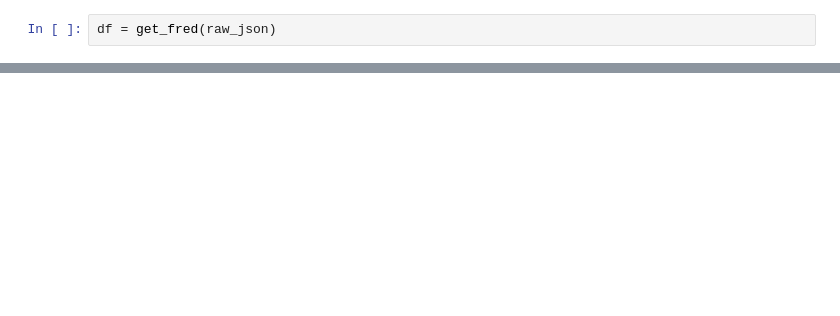
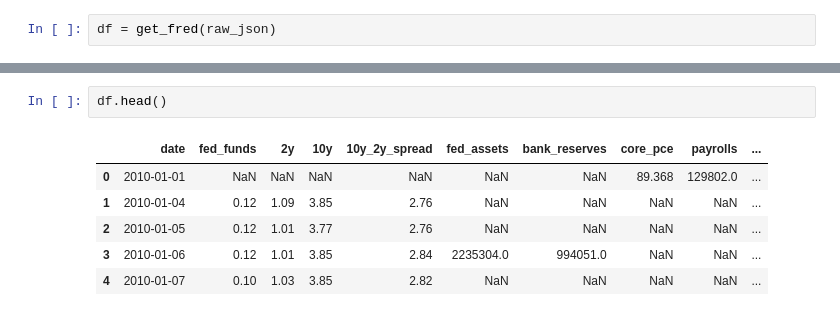
Before and after one commit to cookekieran/Personal-Dashboard-API, a Jupyter notebook: notebook.ipynb, the cells around one changed output, grey strips where cells are left out. Cells and saved outputs as stored; diff of their text form; blank space fills up the shorter version.

```diff
--- a/notebook.ipynb
+++ b/notebook.ipynb
@@ -38,0 +40,9 @@ memory usage: 397.3 KB
+# %%
+df.head()
+# %% [output]
+|  | date | fed_funds | 2y | 10y | 10y_2y_spread | fed_assets | bank_reserves | core_pce | payrolls | ... |
+| 0 | 2010-01-01 | NaN | NaN | NaN | NaN | NaN | NaN | 89.368 | 129802.0 | ... |
+| 1 | 2010-01-04 | 0.12 | 1.09 | 3.85 | 2.76 | NaN | NaN | NaN | NaN | ... |
+| 2 | 2010-01-05 | 0.12 | 1.01 | 3.77 | 2.76 | NaN | NaN | NaN | NaN | ... |
+| 3 | 2010-01-06 | 0.12 | 1.01 | 3.85 | 2.84 | 2235304.0 | 994051.0 | NaN | NaN | ... |
+| 4 | 2010-01-07 | 0.10 | 1.03 | 3.85 | 2.82 | NaN | NaN | NaN | NaN | ... |
```
Also changed, not shown: parts of 9 cells of this notebook.
